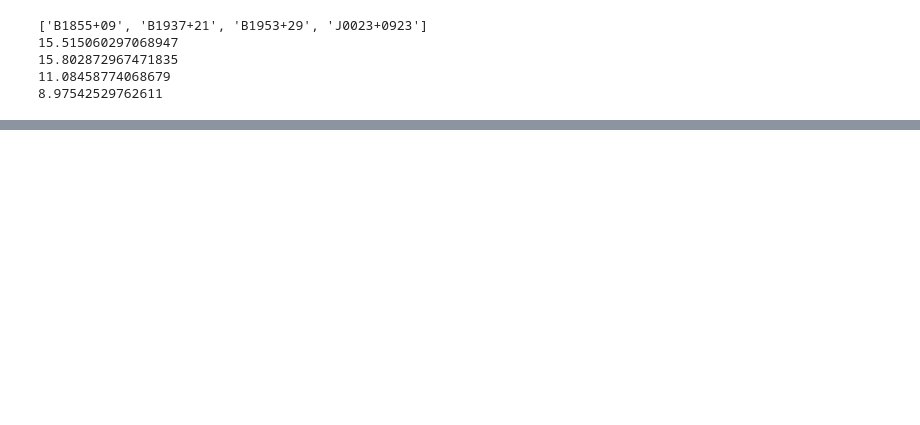
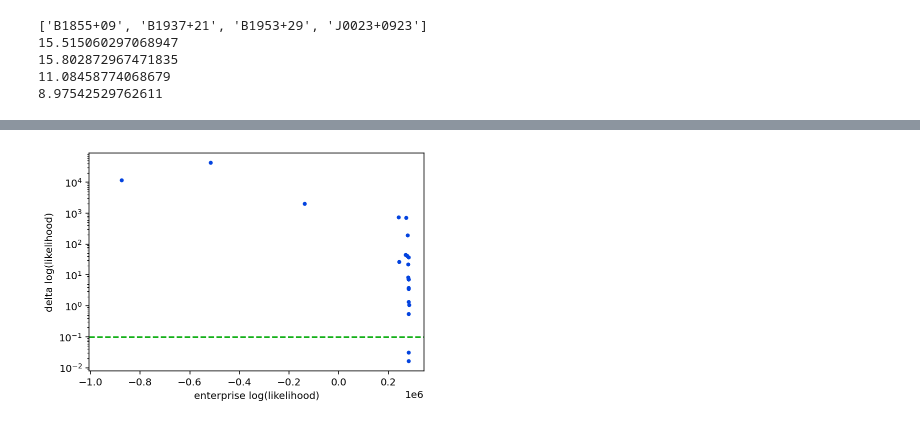
Before and after one commit to JacobATaylor/QuickBurst, a Jupyter notebook: Likelihood_tests.ipynb, the cells around one changed output, grey strips where cells are left out. Cells and saved outputs as stored; diff of their text form; code cells hidden in the pictures; blank space fills up the shorter version.

```diff
--- a/Likelihood_tests.ipynb
+++ b/Likelihood_tests.ipynb
@@ -188,0 +204,8 @@ LogL:  447934.6153235128
+# %%
+plt.plot(log_L_olds, log_L_news-log_L_olds, ls='', marker='.', color='xkcd:blue')
+plt.gca().axhline(0.1, ls='--', color='xkcd:green')
+plt.xlabel("enterprise log(likelihood)")
+plt.ylabel("delta log(likelihood)")
+plt.yscale('log')
+# %% [output]
+[figure, added]
```
Also changed, not shown: parts of 13 cells of this notebook.
